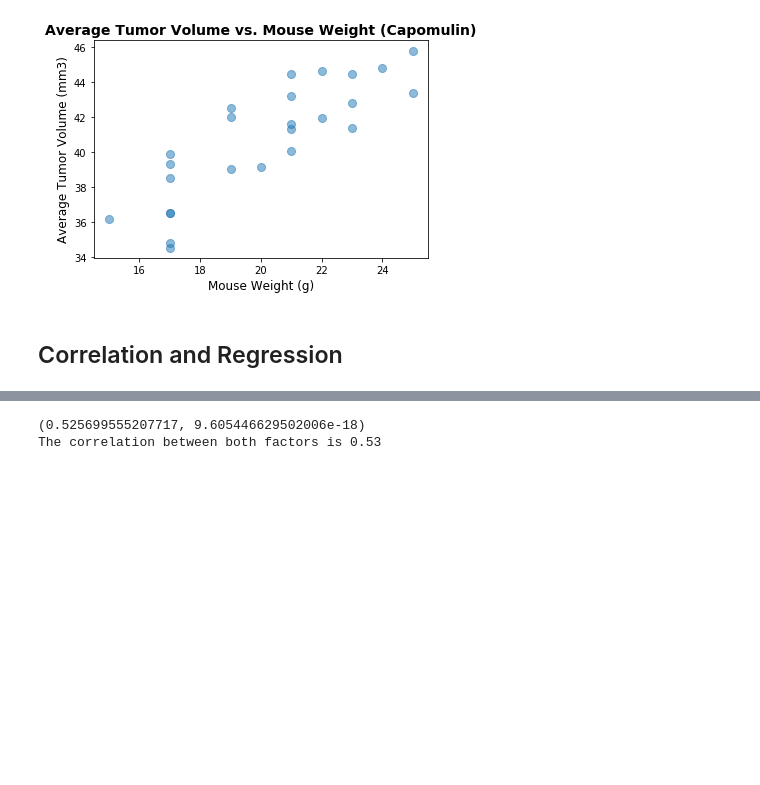
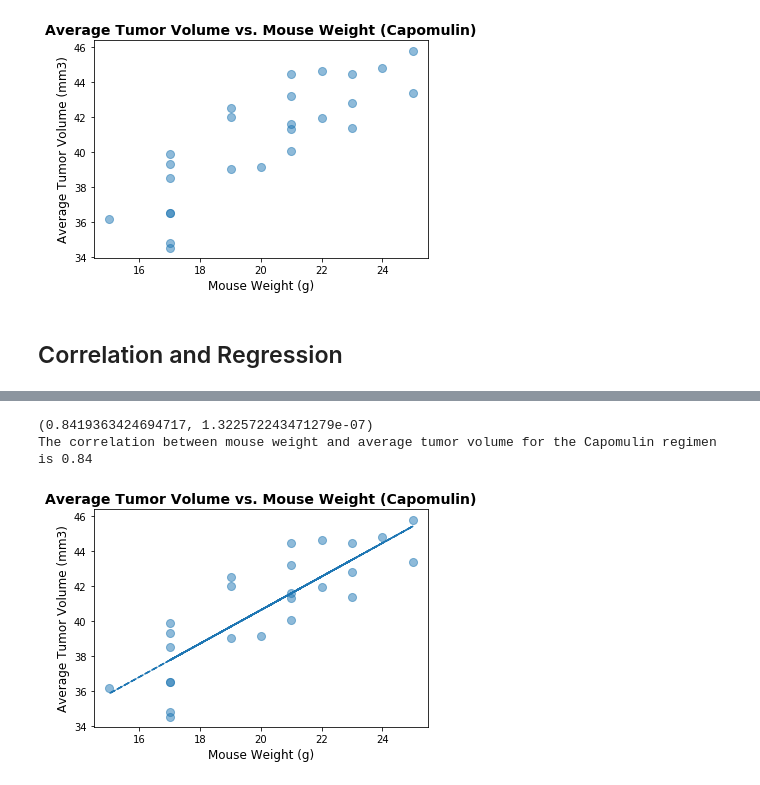
Before and after one commit to briennecole/matplotlib_challenge, a Jupyter notebook: pymaceuticals_challenge.ipynb, the cells around one changed output, grey strips where cells are left out. Drawn from its saved outputs; the diff is of its cells as text; code cells hidden in the pictures; blank space fills up the shorter version.

Commit message:
Correlation and Regression section complete ish

```diff
--- a/pymaceuticals_challenge.ipynb
+++ b/pymaceuticals_challenge.ipynb
@@ -335,18 +351,45 @@ Text(0.5, 1.0, 'Average Tumor Volume vs. Mouse Weight (Capomulin)')
 # %%
 # Calculate the correlation coefficient and linear regression model
 # for mouse weight and average tumor volume for the Capomulin regimen
-capomulin = clean_data.loc[(clean_data["Drug Regimen"] == "Capomulin")]
-capomulin.head(500)
 
-weight = capomulin.iloc[:,4]
-# avg_vol = capomulin["Tumor Volume (mm3)"].mean()
-# cap_vol doesn't use "average" tumor volume as indicated by the instructions but it's not clear
-cap_vol = capomulin.iloc[:,6]
-# #avg_vol
+# Convert weight values to string
+weight = weight.str[0]
 
-correlation = st.pearsonr(weight, cap_vol)
+# Correlation Calculation
+correlation = st.pearsonr(weight, avg_vol)
 print(correlation)
-print(f"The correlation between both factors is {round(correlation[0],2)}")
+print(f"The correlation between mouse weight and average tumor volume for the Capomulin regimen is {round(correlation[0],2)}")
 # %% [output]
-(0.525699555207717, 9.605446629502006e-18)
-The correlation between both factors is 0.53
+(0.8419363424694717, 1.322572243471279e-07)
+The correlation between mouse weight and average tumor volume for the Capomulin regimen is 0.84
+# %%
+# Linear Regression Model
+tv_slope, tv_int, tv_r, tv_p, tv_std_err = st.linregress(weight, avg_vol)
+#tv_slope, tv_int, tv_r, tv_p, tv_std_err
+
+# Create equation of line to calculate predicted violent crime rate
+# example : vc_fit = vc_slope * year + vc_int
+
+tv_line = tv_slope * weight + tv_int
+
+# tv_line
+
+plt.scatter(weight, avg_vol, s=65, alpha=.5)
+plt.plot(weight, tv_line, "--")
+plt.xlabel('Mouse Weight (g)', fontsize=12)
+plt.ylabel('Average Tumor Volume (mm3)', fontsize=12)
+plt.title('Average Tumor Volume vs. Mouse Weight (Capomulin)', fontsize=14, fontweight="bold")
+
+# x_values = weight
+# y_values = avg_vol
+# (slope, intercept, rvalue, pvalue, stderr) = linregress(x_values, y_values)
+# regress_values = x_values * slope + intercept
+line_eq = "y = " + str(round(tv_slope,2)) + "x + " + str(round(tv_int,2))
+# plt.scatter(x_values,y_values)
+# plt.plot(x_values,regress_values,"r-")
+# plt.annotate(line_eq,(4,40),fontsize=15,color="red")
+# plt.xlabel('Rooms in House')
+# plt.ylabel('Median House Prices ($1000)')
+plt.show()
+# %% [output]
+[figure, added]
```
Also changed, not shown: parts of 4 cells of this notebook.
